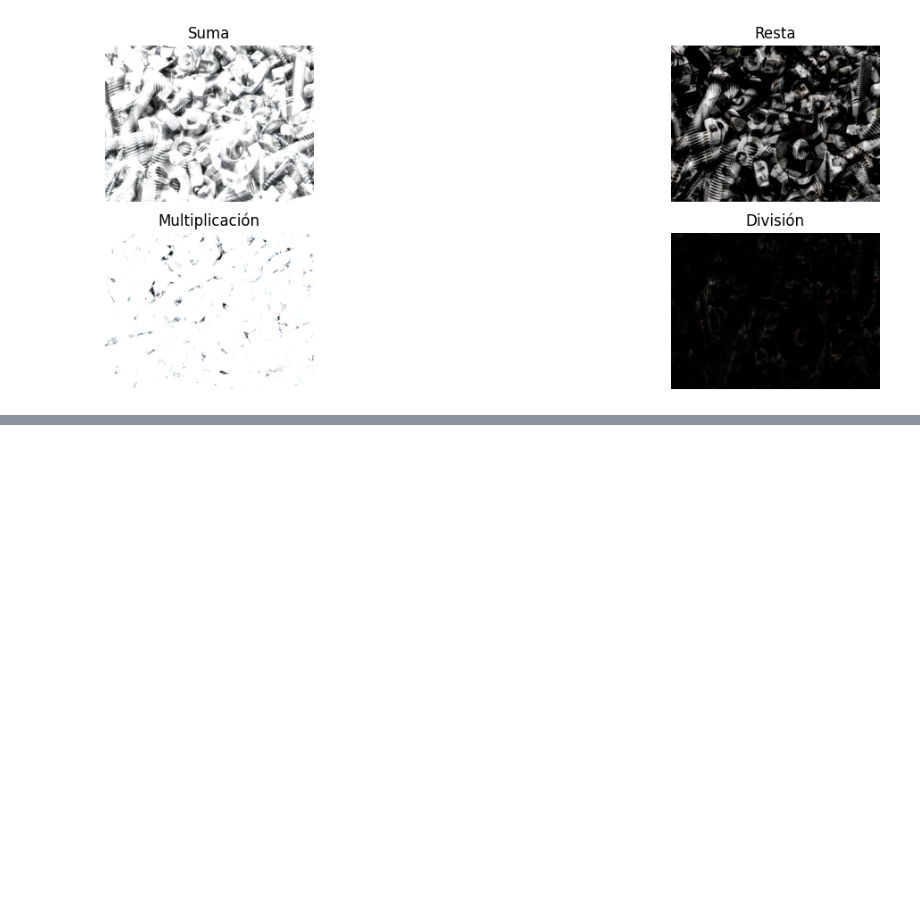
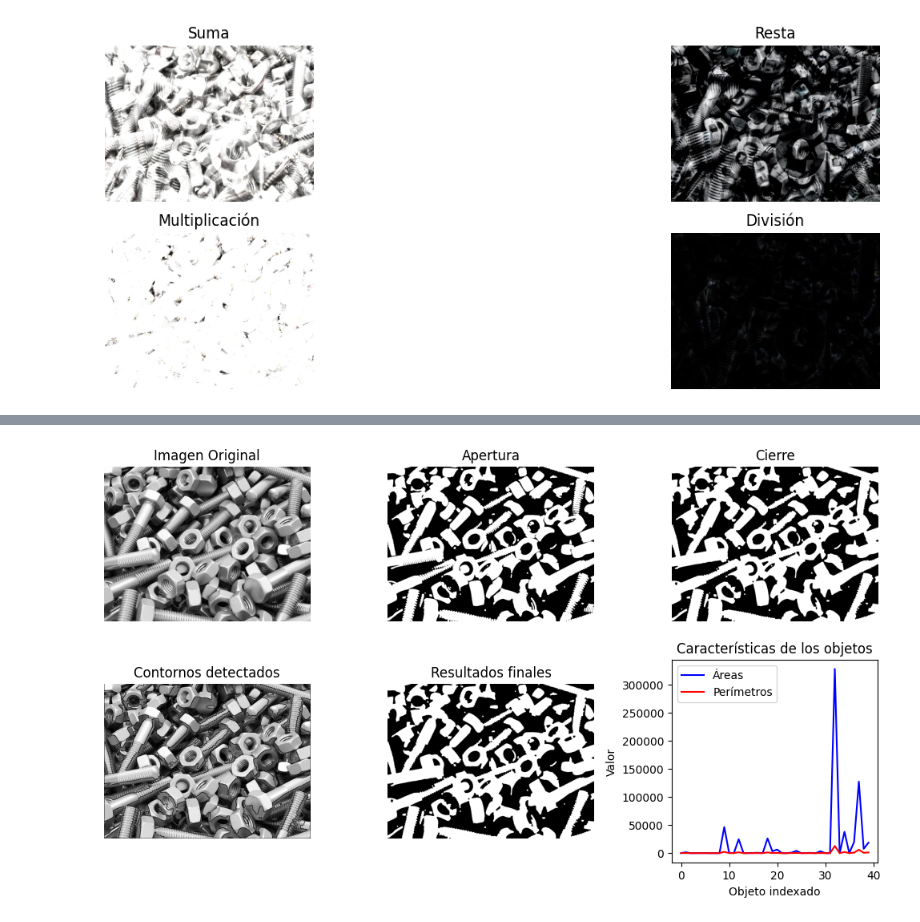
Before and after one commit to Astolfo34/Parcial_1VisionArtificial, a Jupyter notebook: tornillos.ipynb, the cells around one changed output, grey strips where cells are left out. Drawn from its saved outputs; the diff is of its cells as text; code cells hidden in the pictures; blank space fills up the shorter version.

```diff
--- a/tornillos.ipynb
+++ b/tornillos.ipynb
@@ -160,0 +163,83 @@ plt.show()
+# %%
+import cv2
+import numpy as np
+import matplotlib.pyplot as plt
+
+# Cargar la imagen médica (en escala de grises)
+image = cv2.imread('imagenes/img1.jpg', cv2.IMREAD_GRAYSCALE)
+
+# Mostrar la imagen original
+plt.figure(figsize=(10, 6))
+plt.subplot(2, 3, 1)
+plt.imshow(image, cmap='gray')
+plt.title('Imagen Original')
+plt.axis('off')
+
+# Preprocesamiento: convertir la imagen a binaria usando umbralización
+_, binary_image = cv2.threshold(image, 127, 255, cv2.THRESH_BINARY)
+
+# Crear un kernel para las operaciones morfológicas
+kernel = np.ones((7, 7), np.uint8)
+
+# Operaciones morfológicas
+# Apertura: elimina el ruido (elimina pequeñas manchas en el fondo)
+opening = cv2.morphologyEx(binary_image, cv2.MORPH_OPEN, kernel)
+
+# Cierre: llena los agujeros dentro de los objetos (en este caso, podría ser útil para objetos como tumores o células)
+closing = cv2.morphologyEx(opening, cv2.MORPH_CLOSE, kernel)
+
+# Mostrar las imágenes después de las operaciones morfológicas
+plt.subplot(2, 3, 2)
+plt.imshow(opening, cmap='gray')
+plt.title('Apertura')
+plt.axis('off')
+
+plt.subplot(2, 3, 3)
+plt.imshow(closing, cmap='gray')
+plt.title('Cierre')
+plt.axis('off')
+
+# Detener el procesamiento si la imagen ya está limpia
+
+# Detección de contornos para obtener los objetos segmentados
+contours, _ = cv2.findContours(closing, cv2.RETR_EXTERNAL, cv2.CHAIN_APPROX_SIMPLE)
+
+# Dibujar los contornos en la imagen original para visualización
+contour_image = cv2.drawContours(np.copy(image), contours, -1, (0, 255, 0), 2)
+
+# Mostrar los contornos
+plt.subplot(2, 3, 4)
+plt.imshow(contour_image, cmap='gray')
+plt.title('Contornos detectados')
+plt.axis('off')
+
+# Extraer características geométricas: área y perímetro
+areas = []
+perimeters = []
+for contour in contours:
+    area = cv2.contourArea(contour)
+    perimeter = cv2.arcLength(contour, True)  # 'True' porque es un contorno cerrado
+    areas.append(area)
+    perimeters.append(perimeter)
+
+# Mostrar estadísticas
+print("Áreas de los objetos detectados:", areas)
+print("Perímetros de los objetos detectados:", perimeters)
+
+# Mostrar los valores de área y perímetro en el documento
+plt.subplot(2, 3, 5)
+plt.imshow(closing, cmap='gray')
+plt.title('Resultados finales')
+plt.axis('off')
+
+# Mostrar la gráfica con los valores de área y perímetro
+plt.subplot(2, 3, 6)
+plt.plot(areas, label="Áreas", color="blue")
+plt.plot(perimeters, label="Perímetros", color="red")
+plt.legend()
+plt.title('Características de los objetos')
+plt.xlabel('Objeto indexado')
+plt.ylabel('Valor')
+plt.tight_layout()
+plt.show()
+# %% [output]
@@ -160,0 +248 @@ plt.show()
+[figure, added]
```
Also changed, not shown: parts of 2 cells of this notebook.
